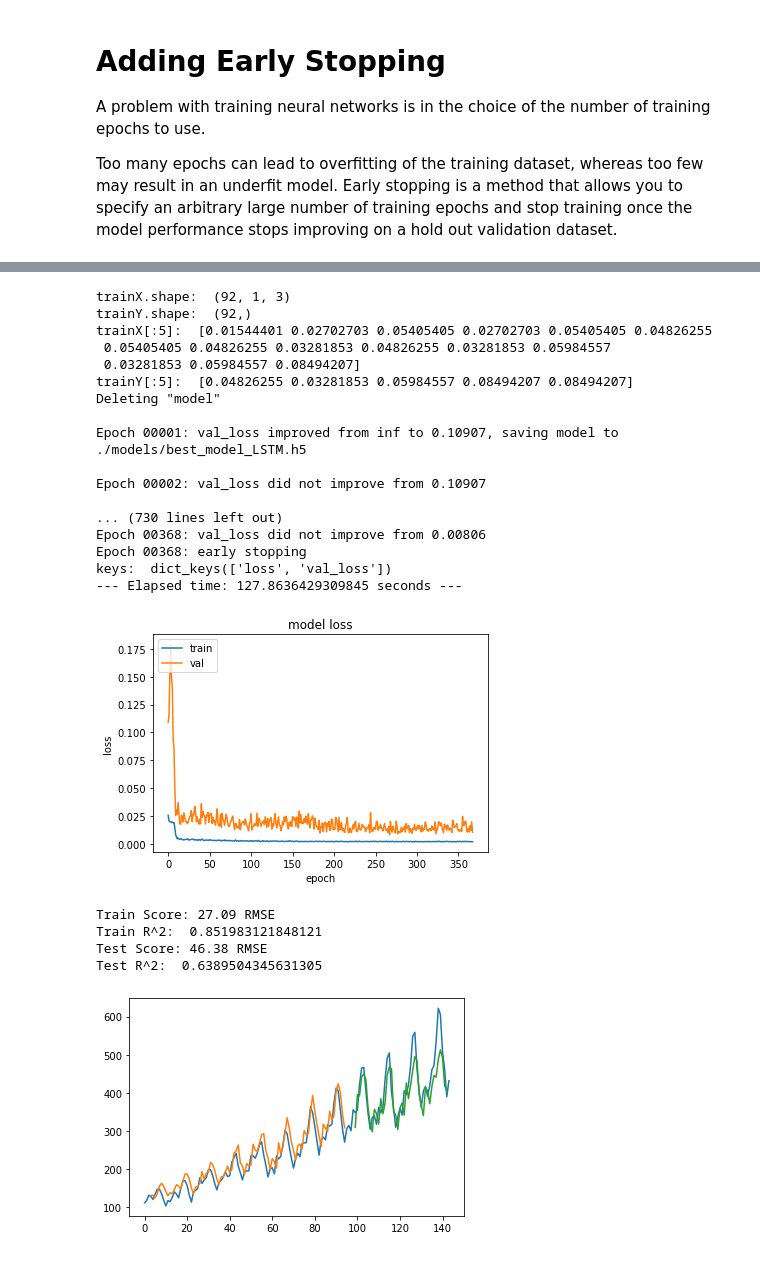
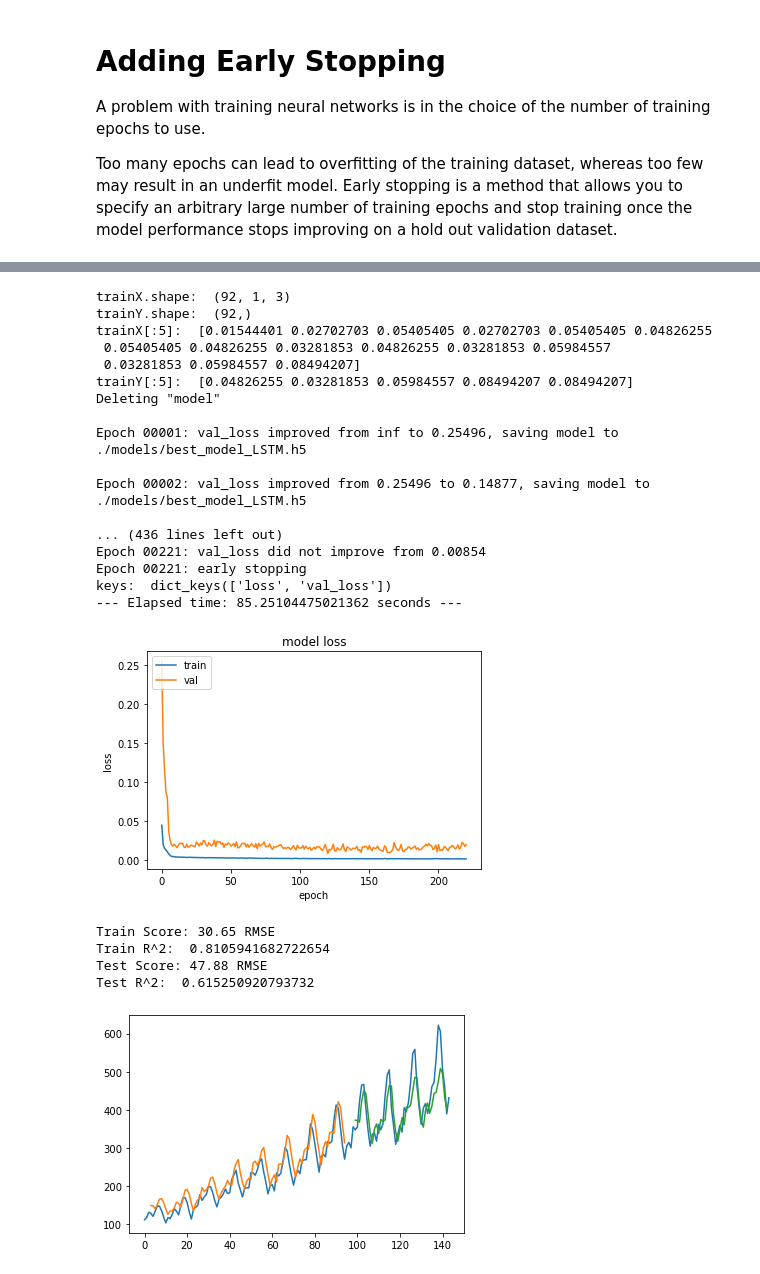
Before and after one commit to selvaje/SE_data, a Jupyter notebook: exercise/NN-day3.ipynb, the cells around one changed output, grey strips where cells are left out. Drawn from its saved outputs; the diff is of its cells as text; code cells hidden in the pictures.

```diff
--- a/exercise/NN-day3.ipynb
+++ b/exercise/NN-day3.ipynb
@@ -48,7 +49,7 @@ There are three types of gates within a unit:
 numpy.random.seed(7)
 # %%
 # load the dataset
-dataframe = pandas.read_csv('./data/airline-passengers.csv', usecols=[1], engine='python')
+dataframe = pandas.read_csv('./txt/airline-passengers.csv', usecols=[1], engine='python')
 dataset = dataframe.values
 dataset = dataset.astype('float32')
 # %%
@@ -668,6 +638,7 @@ testX, testY = create_dataset(test, look_back)
 # reshape input to be [samples, time steps, features]
 trainX = numpy.reshape(trainX, (trainX.shape[0], 1, trainX.shape[1]))
 testX = numpy.reshape(testX, (testX.shape[0], 1, testX.shape[1]))
+batch_size=1
 print('trainX.shape: ',trainX.shape)
 print('trainY.shape: ',trainY.shape)
 print('trainX[:5]: ', trainX[:5].flatten())
@@ -779,8 +750,8 @@ if 'model' in globals():
     print('Deleting "model"')
     del model
 model = Sequential()
-model.add(LSTM(8, batch_input_shape=(batch_size,1,look_back), stateful=True, return_sequences=True))
-model.add(LSTM(9, batch_input_shape=(batch_size, 1,look_back), stateful=True))
+model.add(LSTM(8, batch_input_shape=(batch_size,1,look_back), return_sequences=True))
+model.add(LSTM(8, batch_input_shape=(batch_size, 1,look_back)))
 model.add(Dense(1))
 
 start_time = time.time()
@@ -877,9 +848,9 @@ if 'model' in globals():
     print('Deleting "model"')
     del model
 model = Sequential()
-model.add(LSTM(8, batch_input_shape=(batch_size,1,look_back), stateful=True, return_sequences=True))
-model.add(LSTM(8, batch_input_shape=(batch_size, 1,look_back), stateful=True,return_sequences=True))
-model.add(LSTM(8, batch_input_shape=(batch_size, 1,look_back), stateful=True))
+model.add(LSTM(8, batch_input_shape=(batch_size,1,look_back), return_sequences=True))
+model.add(LSTM(8, batch_input_shape=(batch_size, 1,look_back),return_sequences=True))
+model.add(LSTM(8, batch_input_shape=(batch_size, 1,look_back)))
 model.add(Dense(1))
 
 start_time = time.time()
@@ -912,42 +883,42 @@ print('Train Score: %.2f RMSE' % (trainScore))
 print('Train R^2: ', r2_score(trainY[0], trainPredict[:,0]))
 testScore = math.sqrt(mean_squared_error(testY[0], testPredict[:,0]))
 print('Test Score: %.2f RMSE' % (testScore))
 print('Test R^2: ', r2_score(testY[0], testPredict[:,0]))
 
 # shift train predictions for plotting
 trainPredictPlot = numpy.empty_like(dataset)
 trainPredictPlot[:, :] = numpy.nan
 trainPredictPlot[look_back:len(trainPredict)+look_back, :] = trainPredict
 # shift test predictions for plotting
 testPredictPlot = numpy.empty_like(dataset)
 testPredictPlot[:, :] = numpy.nan
 testPredictPlot[len(trainPredict)+(look_back*2)+1:len(dataset)-1, :] = testPredict
 # plot baseline and predictions
 plt.plot(scaler.inverse_transform(dataset))
 plt.plot(trainPredictPlot)
 plt.plot(testPredictPlot)
 plt.show()
 # %% [output]
 trainX.shape:  (92, 1, 3)
 trainY.shape:  (92,)
 trainX[:5]:  [0.01544401 0.02702703 0.05405405 0.02702703 0.05405405 0.04826255
  0.05405405 0.04826255 0.03281853 0.04826255 0.03281853 0.05984557
  0.03281853 0.05984557 0.08494207]
 trainY[:5]:  [0.04826255 0.03281853 0.05984557 0.08494207 0.08494207]
 Deleting "model"
 
-Epoch 00001: val_loss improved from inf to 0.10907, saving model to ./models/best_model_LSTM.h5
+Epoch 00001: val_loss improved from inf to 0.25496, saving model to ./models/best_model_LSTM.h5
 
-Epoch 00002: val_loss did not improve from 0.10907
+Epoch 00002: val_loss improved from 0.25496 to 0.14877, saving model to ./models/best_model_LSTM.h5
 
-... (730 lines left out)
-Epoch 00368: val_loss did not improve from 0.00806
-Epoch 00368: early stopping
+... (436 lines left out)
+Epoch 00221: val_loss did not improve from 0.00854
+Epoch 00221: early stopping
 keys:  dict_keys(['loss', 'val_loss'])
---- Elapsed time: 127.8636429309845 seconds ---
+--- Elapsed time: 85.25104475021362 seconds ---
-[figure, old version]
+[figure, new version]
-Train Score: 27.09 RMSE
-Train R^2:  0.851983121848121
-Test Score: 46.38 RMSE
-Test R^2:  0.6389504345631305
+Train Score: 30.65 RMSE
+Train R^2:  0.8105941682722654
+Test Score: 47.88 RMSE
+Test R^2:  0.615250920793732
-[figure, old version]
+[figure, new version]
```
Also changed, not shown: parts of 29 cells of this notebook.
